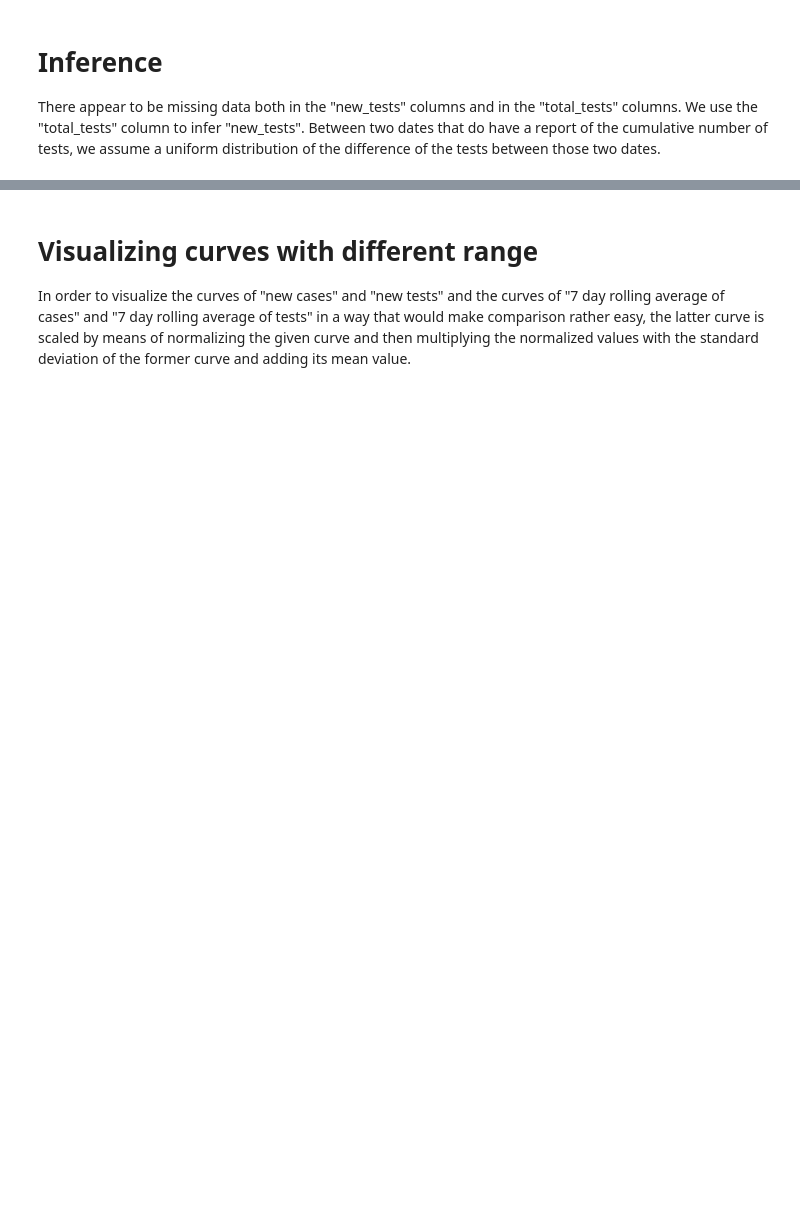
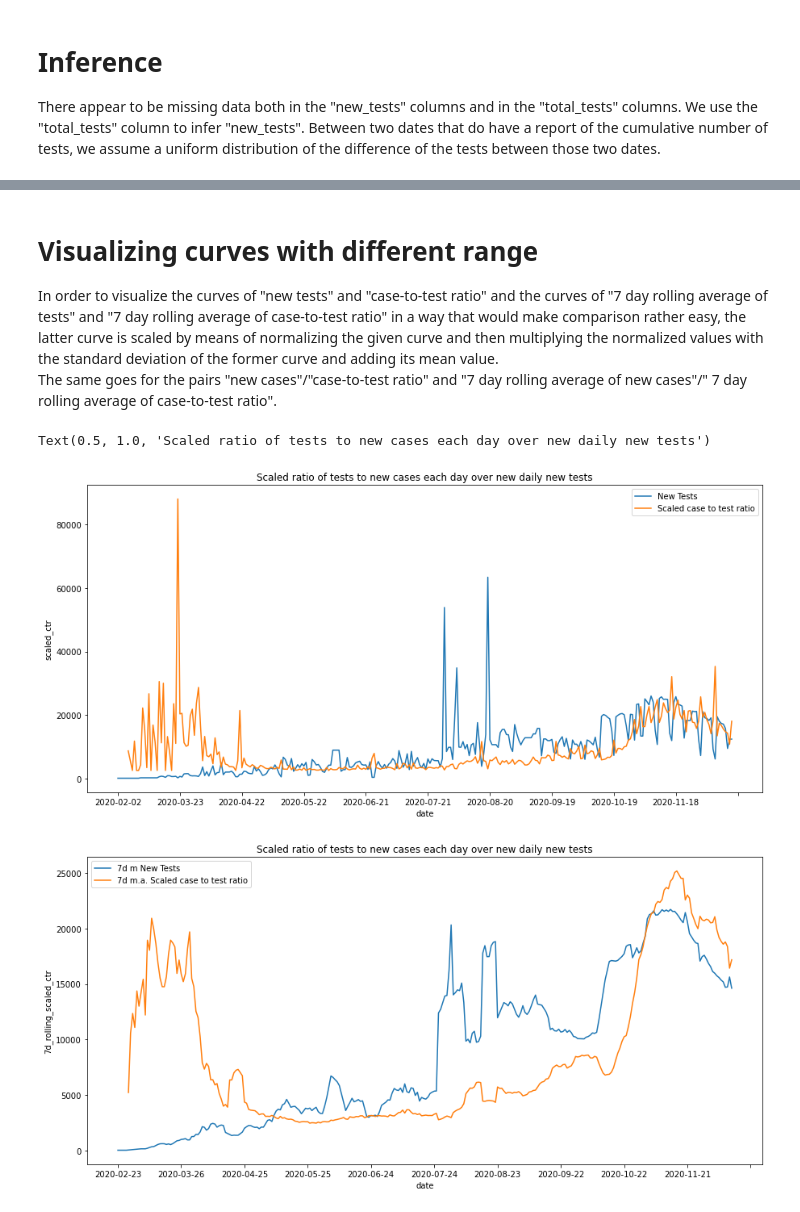
Before and after one commit to fivoskal/greece-covid-data-representation, a Jupyter notebook: owid.ipynb, the cells around one changed output, grey strips where cells are left out. Drawn from its saved outputs; the diff is of its cells as text; code cells hidden in the pictures; blank space fills up the shorter version.

Commit message:
fixed some mistakes added plots

```diff
--- a/owid.ipynb
+++ b/owid.ipynb
@@ -99,31 +170,38 @@ g.legend(["daily cases-to-tests ratio", "rolling 7 day average of c-t-r"])
 # %% [markdown]
 # Visualizing curves with different range
-In order to visualize the curves of "new cases" and "new tests" and the curves of "7 day rolling average of cases" and "7 day rolling average of tests" in a way that would make comparison rather easy, the latter curve is scaled by means of normalizing the given curve and then multiplying the normalized values with the standard deviation of the former curve and adding its mean value.
+In order to visualize the curves of "new tests" and "case-to-test ratio" and the curves of "7 day rolling average of tests" and "7 day rolling average of case-to-test ratio" in a way that would make comparison rather easy, the latter curve is scaled by means of normalizing the given curve and then multiplying the normalized values with the standard deviation of the former curve and adding its mean value.
+<br>
+The same goes for the pairs "new cases"/"case-to-test ratio" and "7 day rolling average of new cases"/" 7 day rolling average of case-to-test ratio".
 # %%
 temp = np.array(inf_gr["new_cases"].array) / np.array(inf_gr["new_tests"].array)
 temp = (temp - np.nanmean(temp)) / np.nanstd(temp)
 temp = temp * np.nanstd(np.array(inf_gr["new_tests"].array)  )+ np.nanmean(np.array(inf_gr["new_tests"].array) )
 inf_gr["scaled_ctr"] = temp
 
-plt.figure(figsize=(15,7))
+# plt.figure(figsize=(15,7))
 fig, ax = plt.subplots(figsize=(15,7))
 g = sns.lineplot(data=inf_gr, x="date", y="new_tests", ax=ax)
 g = sns.lineplot(data=inf_gr, x="date", y="scaled_ctr", ax=ax)
 # g.plot(temp)
 g.set(xticks=[ i for i in range(len(inf_gr)) if i%30==0] )
 g.legend(["New Tests", "Scaled case to test ratio"])
-plt.title("Scaled ratio of tests to new cases each day over new daily new cases")
+plt.title("Scaled ratio of tests to new cases each day over new daily new tests")
 
 ## moving average
 temp = np.array(inf_gr["7d_rolling_cases"].array) / np.array(inf_gr["7d_rolling_tests"].array)
 temp = (temp - np.nanmean(temp)) / np.nanstd(temp)
 temp = temp * np.nanstd(np.array(inf_gr["7d_rolling_tests"].array)  )+ np.nanmean(np.array(inf_gr["7d_rolling_tests"].array) )
 inf_gr["7d_rolling_scaled_ctr"] = temp
 
+# plt.figure(figsize=(15,7))
 fig, ax = plt.subplots(figsize=(15,7))
 g = sns.lineplot(data=inf_gr, x="date", y="7d_rolling_tests", ax=ax)
 g = sns.lineplot(data=inf_gr, x="date", y="7d_rolling_scaled_ctr", ax=ax)
-
+# g.plot(temp)
 g.set(xticks=[ i for i in range(len(inf_gr)) if i%30==0] )
-g.legend(["7d m.a. New Tests", "7d m.a. Scaled case to test ratio"])
-plt.title("Scaled ratio of tests to new cases each day over new daily new cases")
+g.legend(["7d m New Tests", "7d m.a. Scaled case to test ratio"])
+plt.title("Scaled ratio of tests to new cases each day over new daily new tests")
+# %% [output]
+Text(0.5, 1.0, 'Scaled ratio of tests to new cases each day over new daily new tests')
+[figure, added]
+[figure, added]
```
Also changed, not shown: parts of 10 cells of this notebook.
